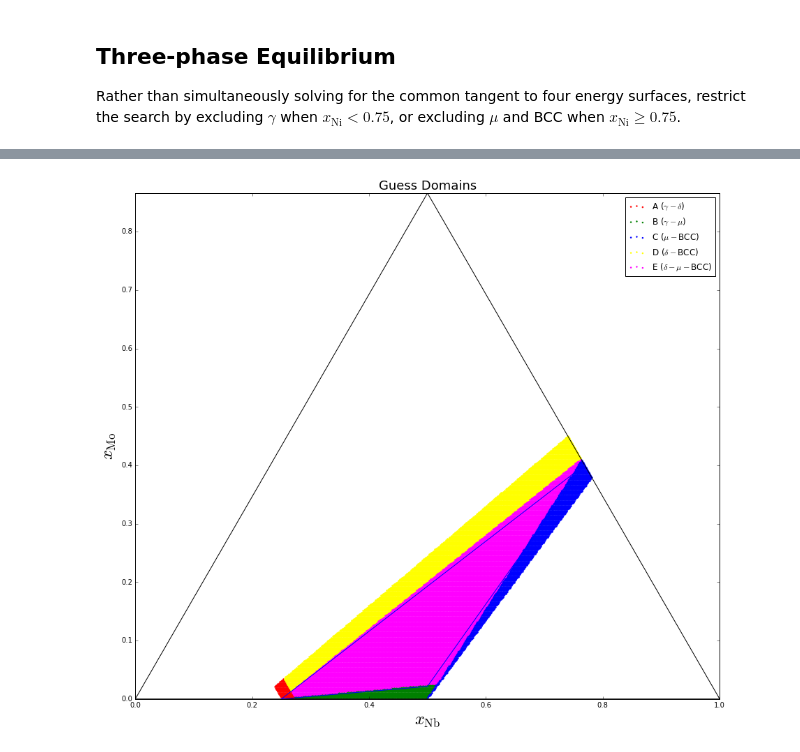
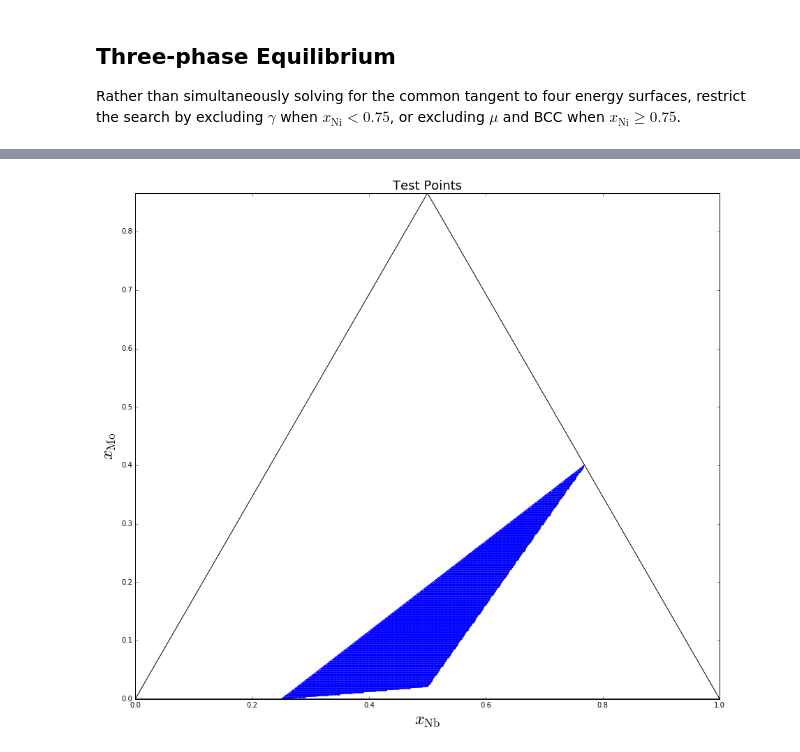
Before and after one commit to usnistgov/phasefield-precipitate-aging, a Jupyter notebook: CALPHAD_extraction.ipynb, the cells around one changed output, grey strips where cells are left out. Cells and saved outputs as stored; diff of their text form; code cells hidden in the pictures.

```diff
--- a/CALPHAD_extraction.ipynb
+++ b/CALPHAD_extraction.ipynb
@@ -718,8 +721,7 @@ YT = [0.0,  0.025*rt32, 0.4625*rt32, 0.0]
 # %%
 def commonTangentExclusive(C_Mo, C_Nb, C_Ni, guess):
     # Select phases using Ni concentration to simplify tangent construction
-    N = len(guess) # equations and unknowns
-    it = 200 # iterations per equation, default is 100
+    maxiters = 100*len(guess) # Default is 100*len(guess)
 
     def equilibrium(u0, u1, u2, xd0, xd1, xd2, xu0, xu1, xu2, xb0, xb1, xb2):
         return [
@@ -766,7 +768,7 @@ def commonTangentExclusive(C_Mo, C_Nb, C_Ni, guess):
 
     with warnings.catch_warnings():
         warnings.simplefilter("ignore")
-        return fsolve(func=Equilibrium, x0=guess, fprime=Jacobian, maxfev=N*it)
+        return fsolve(func=Equilibrium, x0=guess, fprime=Jacobian, maxfev=maxiters)
 # %%
 def computeKernelExclusive(n):
     r = n / density
@@ -958,19 +988,14 @@ plt.show()
 # %%
 # Plot domains corresponding to the test points
 plt.figure(figsize=(pltsize, rt32*pltsize))
-plt.title("Guess Domains", fontsize=18)
+plt.title("Test Points", fontsize=18)
 plt.xlim([0,1])
 plt.ylim([0,rt32])
 plt.xlabel(r'$x_\mathrm{Nb}$', fontsize=24)
 plt.ylabel(r'$x_\mathrm{Mo}$', fontsize=24)
 plt.plot(XS, YS, '-k')
 plt.plot(XT, YT, '-b')
-plt.scatter(XRXA, XRYA, color='red',    s=2, label=r'A ($\gamma-\delta$)')
-plt.scatter(XRXB, XRYB, color='green',  s=2, label=r'B ($\gamma-\mu$)')
-plt.scatter(XRXC, XRYC, color='blue',   s=2, label=r'C ($\mu-$BCC)')
-plt.scatter(XRXD, XRYD, color='yellow', s=2, label=r'D ($\delta-$BCC)')
-plt.scatter(XRXE, XRYE, color='magenta',s=2, label=r'E ($\delta-\mu-$BCC)')
-plt.legend(loc='best')
+plt.scatter(GuessNb, GuessMo, color='blue', s=2)
 plt.show()
 # %% [output]
-[figure, old version]
+[figure, new version]
```
Also changed, not shown: parts of 5 cells of this notebook, 1 other file.
